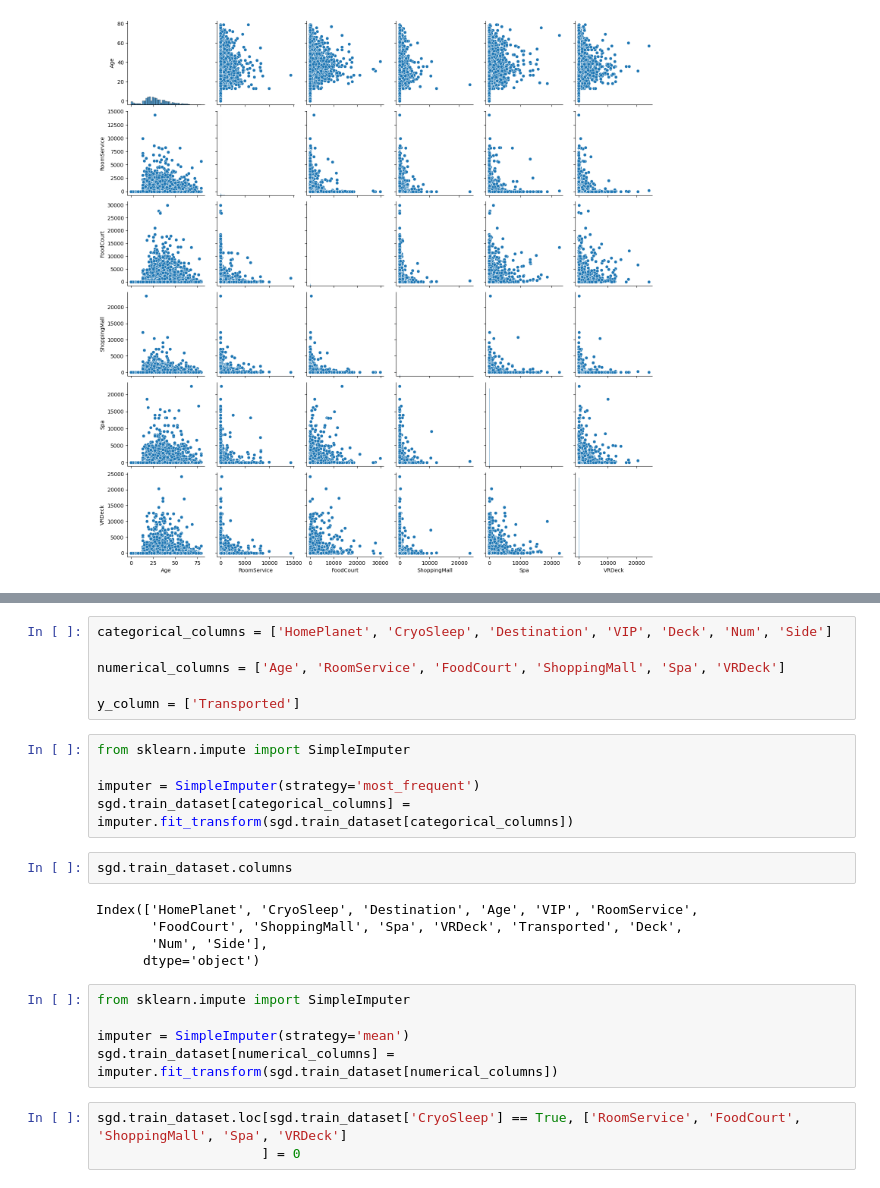
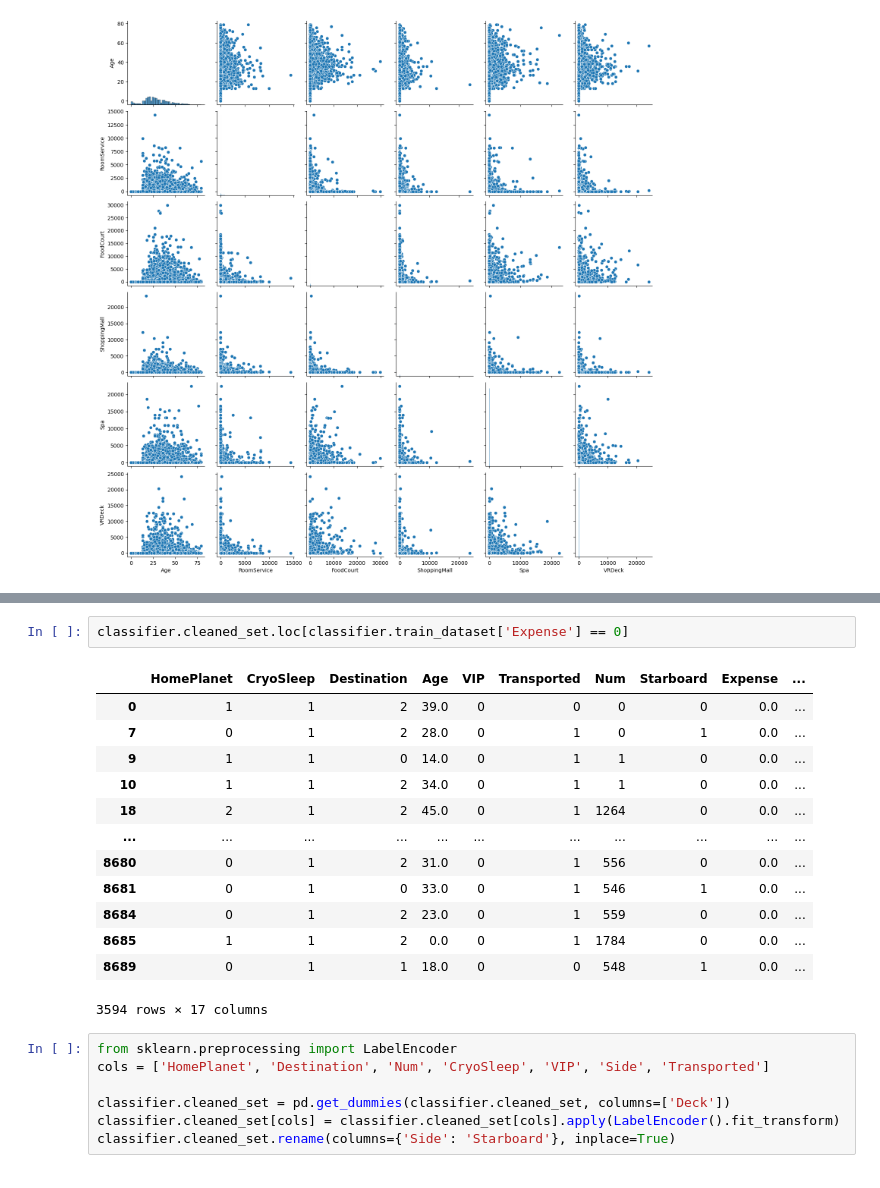
Before and after one commit to AdityaShandilyaS/datasets, a Jupyter notebook: SpaceshipTitanic/titanic.ipynb, the cells around one changed output, grey strips where cells are left out. Saved outputs shown, nothing was run; the diff lists cells and outputs as text.

```diff
--- a/SpaceshipTitanic/titanic.ipynb
+++ b/SpaceshipTitanic/titanic.ipynb
@@ -124,26 +132,23 @@ Name: count, Length: 1817, dtype: int64
-# %%
-categorical_columns = ['HomePlanet', 'CryoSleep', 'Destination', 'VIP', 'Deck', 'Num', 'Side']
-
-numerical_columns = ['Age', 'RoomService', 'FoodCourt', 'ShoppingMall', 'Spa', 'VRDeck']
-
-y_column = ['Transported']
-# %%
-from sklearn.impute import SimpleImputer
-
-imputer = SimpleImputer(strategy='most_frequent')
-sgd.train_dataset[categorical_columns] = imputer.fit_transform(sgd.train_dataset[categorical_columns])
-# %%
-sgd.train_dataset.columns
-# %% [output]
-Index(['HomePlanet', 'CryoSleep', 'Destination', 'Age', 'VIP', 'RoomService',
-       'FoodCourt', 'ShoppingMall', 'Spa', 'VRDeck', 'Transported', 'Deck',
-       'Num', 'Side'],
-      dtype='object')
-# %%
-from sklearn.impute import SimpleImputer
-
-imputer = SimpleImputer(strategy='mean')
-sgd.train_dataset[numerical_columns] = imputer.fit_transform(sgd.train_dataset[numerical_columns])
-# %%
-sgd.train_dataset.loc[sgd.train_dataset['CryoSleep'] == True, ['RoomService', 'FoodCourt', 'ShoppingMall', 'Spa', 'VRDeck']
-                     ] = 0
+# %%
+classifier.cleaned_set.loc[classifier.train_dataset['Expense'] == 0]
+# %% [output]
+|  | HomePlanet | CryoSleep | Destination | Age | VIP | Transported | Num | Starboard | Expense | ... |
+| 0 | 1 | 1 | 2 | 39.0 | 0 | 0 | 0 | 0 | 0.0 | ... |
+| 7 | 0 | 1 | 2 | 28.0 | 0 | 1 | 0 | 1 | 0.0 | ... |
+| 9 | 1 | 1 | 0 | 14.0 | 0 | 1 | 1 | 0 | 0.0 | ... |
+| 10 | 1 | 1 | 2 | 34.0 | 0 | 1 | 1 | 0 | 0.0 | ... |
+| 18 | 2 | 1 | 2 | 45.0 | 0 | 1 | 1264 | 0 | 0.0 | ... |
+| ... | ... | ... | ... | ... | ... | ... | ... | ... | ... | ... |
+| 8680 | 0 | 1 | 2 | 31.0 | 0 | 1 | 556 | 0 | 0.0 | ... |
+| 8681 | 0 | 1 | 0 | 33.0 | 0 | 1 | 546 | 1 | 0.0 | ... |
+| 8684 | 0 | 1 | 2 | 23.0 | 0 | 1 | 559 | 0 | 0.0 | ... |
+| 8685 | 1 | 1 | 2 | 0.0 | 0 | 1 | 1784 | 0 | 0.0 | ... |
+| 8689 | 0 | 1 | 1 | 18.0 | 0 | 0 | 548 | 1 | 0.0 | ... |
+3594 rows × 17 columns
+# %%
+from sklearn.preprocessing import LabelEncoder
+cols = ['HomePlanet', 'Destination', 'Num', 'CryoSleep', 'VIP', 'Side', 'Transported']
+
+classifier.cleaned_set = pd.get_dummies(classifier.cleaned_set, columns=['Deck'])
+classifier.cleaned_set[cols] = classifier.cleaned_set[cols].apply(LabelEncoder().fit_transform)
+classifier.cleaned_set.rename(columns={'Side': 'Starboard'}, inplace=True)
```
Also changed, not shown: parts of 14 cells of this notebook.
